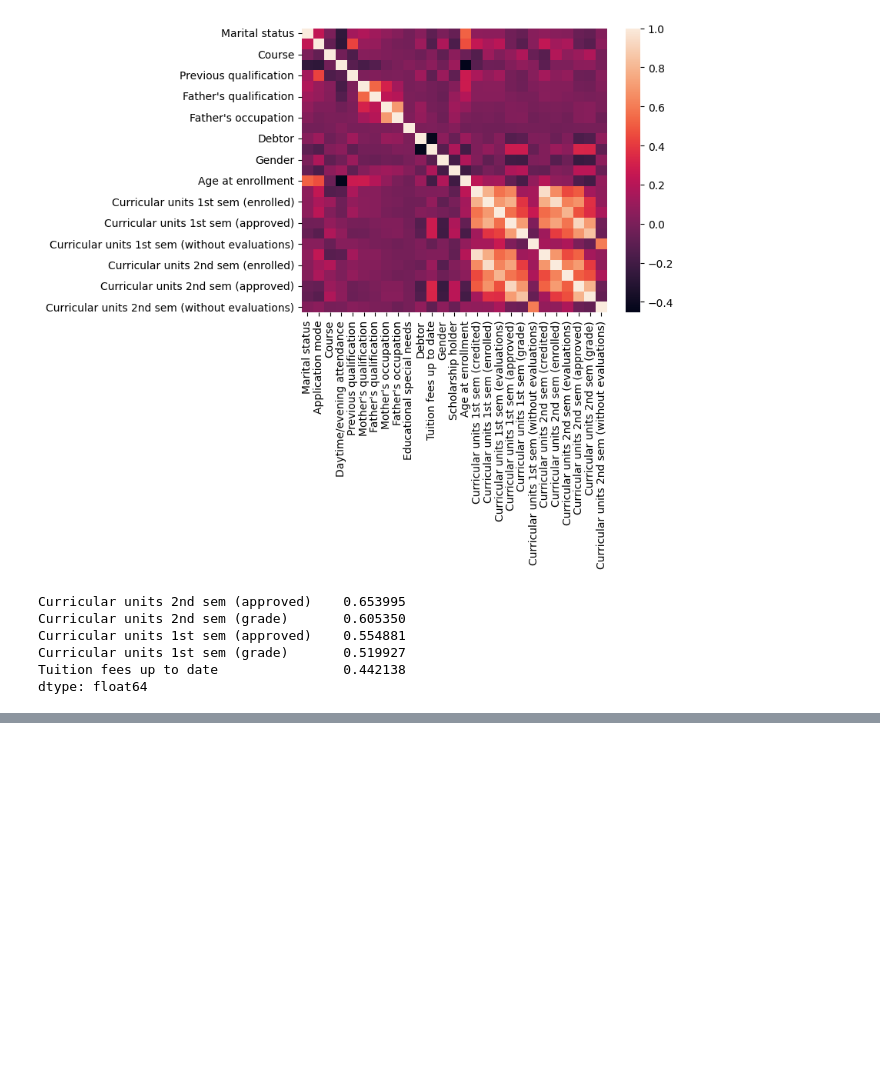
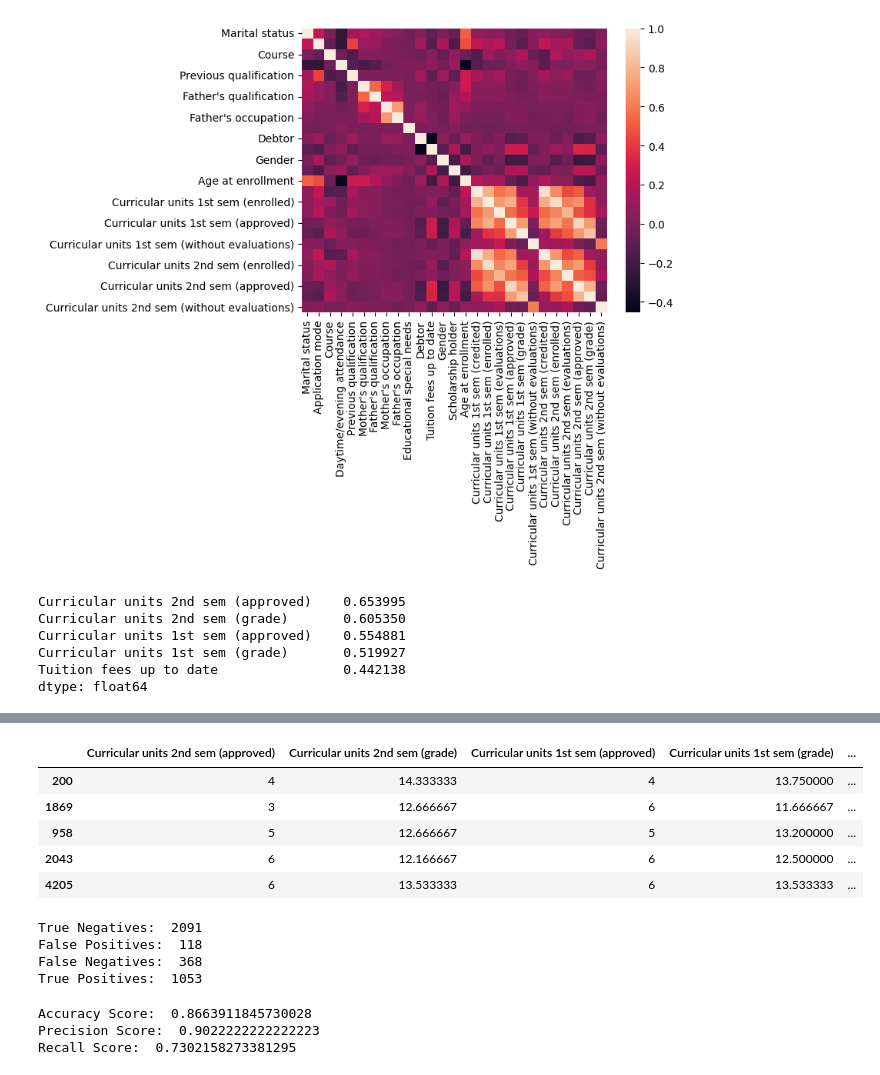
Before and after one commit to CS-UCR/final-project-dumpy, a Jupyter notebook: logisticRegression.ipynb, the cells around one changed output, grey strips where cells are left out. Drawn from its saved outputs; the diff is of its cells as text; code cells hidden in the pictures; blank space fills up the shorter version.

Commit message:
added logistic regression

```diff
--- a/findingCorrelation.ipynb
+++ b/logisticRegression.ipynb
@@ -35,0 +77,31 @@ dtype: float64
+# %%
+y=df["Target"]
+y=y.astype('int')
+x_df = df[['Curricular units 2nd sem (approved)','Curricular units 2nd sem (grade)','Curricular units 1st sem (approved)','Curricular units 1st sem (grade)','Tuition fees up to date']]
+X=x_df.iloc[:,:-1]
+
+
+
+X_train, X_test, y_train, y_test = train_test_split(X,y, test_size=0.2, random_state=1)
+
+model = LogisticRegression()
+
+with warnings.catch_warnings():
+    warnings.simplefilter("ignore", category=ConvergenceWarning)
+    model.fit(X=X_train, y=y_train)
+
+y_pred = model.predict(X_test)
+
+
+cel = log_loss(y_test, y_pred)
+
+print("Cross entropy loss:",cel)
+
+y_pred = model.predict(X_test)
+
+# Add predicted values as new column to X_test dataframe
+X_test['Predicted'] = y_pred
+
+# Print X_test to verify that predicted values were added
+X_test.head()
+# %% [output]
@@ -35,0 +109,27 @@ dtype: float64
+|  | Curricular units 2nd sem (approved) | Curricular units 2nd sem (grade) | Curricular units 1st sem (approved) | Curricular units 1st sem (grade) | ... |
+| 200 | 4 | 14.333333 | 4 | 13.750000 | ... |
+| 1869 | 3 | 12.666667 | 6 | 11.666667 | ... |
+| 958 | 5 | 12.666667 | 5 | 13.200000 | ... |
+| 2043 | 6 | 12.166667 | 6 | 12.500000 | ... |
+| 4205 | 6 | 13.533333 | 6 | 13.533333 | ... |
+# %%
+confusion_arr = confusion_matrix(y,model.predict(X))
+confusion_matrix(y,model.predict(X))
+
+print("True Negatives: ", confusion_arr[0,0])
+print("False Positives: ", confusion_arr[0,1])
+print("False Negatives: ", confusion_arr[1,0])
+print("True Positives: ", confusion_arr[1,1])
+# %% [output]
+True Negatives:  2091
+False Positives:  118
+False Negatives:  368
+True Positives:  1053
+# %%
+print("Accuracy Score: ",accuracy_score(y_test,y_pred))
+print("Precision Score: ", precision_score(y_test, y_pred))
+print("Recall Score: ", recall_score(y_test, y_pred))
+# %% [output]
+Accuracy Score:  0.8663911845730028
+Precision Score:  0.9022222222222223
+Recall Score:  0.7302158273381295
```
Also changed, not shown: parts of 5 cells of this notebook.
